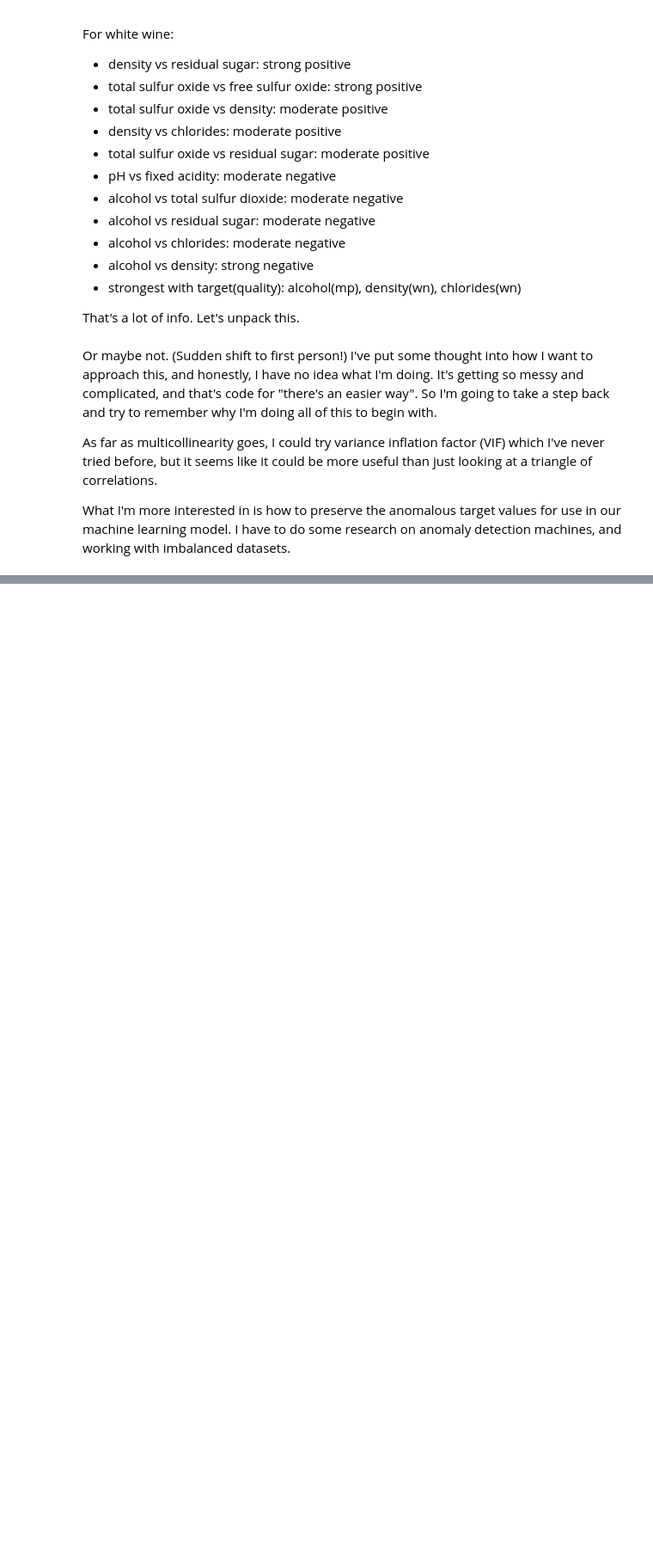
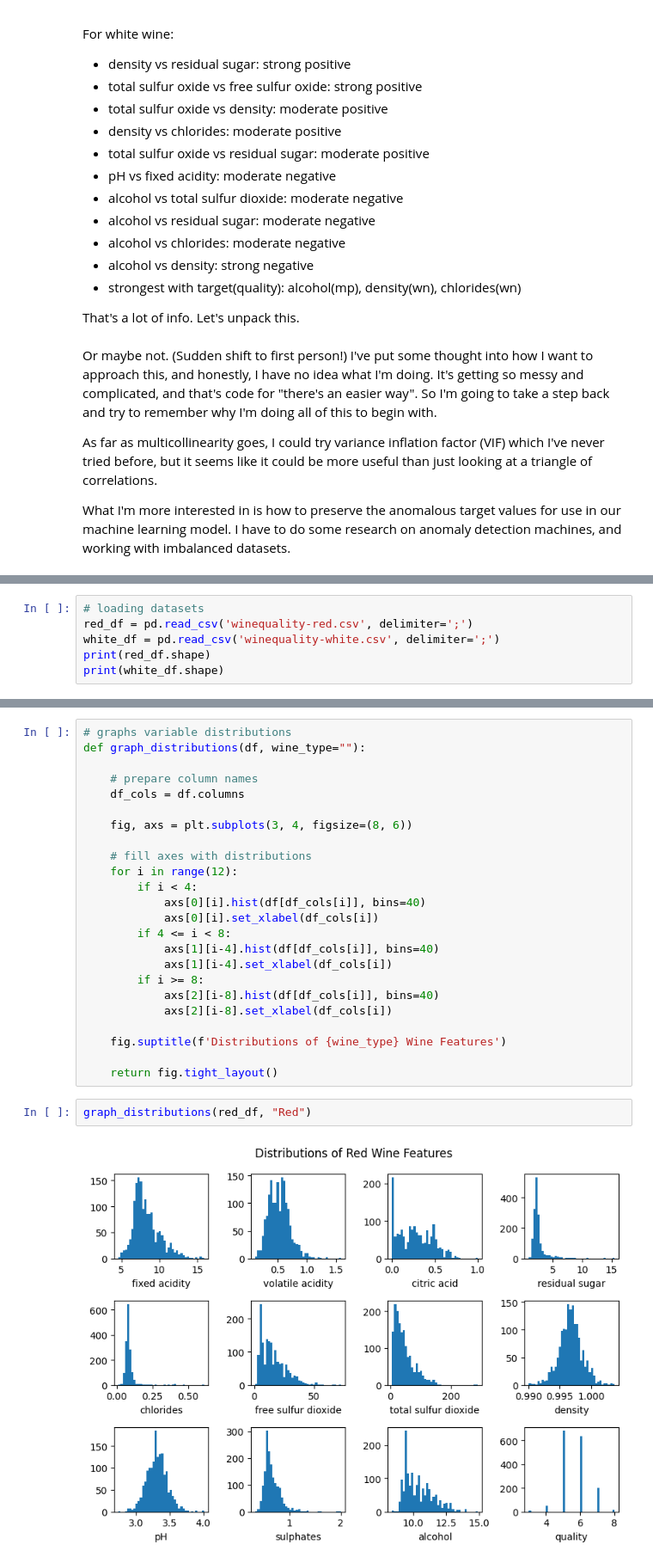
Before and after one commit to zdravoj/data-science-foundations, a Jupyter notebook: UCI_wine_quality.ipynb, the cells around one changed output, grey strips where cells are left out. Shown at 86% size. Drawn from its saved outputs; the diff is of its cells as text; blank space fills up the shorter version.

Commit message:
second iteration in wine quality dataset

```diff
--- a/UCI_wine_quality.ipynb
+++ b/UCI_wine_quality.ipynb
@@ -888,0 +921,6 @@ What I'm more interested in is how to preserve the anomalous target values for u
+# %%
+# loading datasets
+red_df = pd.read_csv('winequality-red.csv', delimiter=';')
+white_df = pd.read_csv('winequality-white.csv', delimiter=';')
+print(red_df.shape)
+print(white_df.shape)
@@ -888,0 +954,28 @@ What I'm more interested in is how to preserve the anomalous target values for u
+# %%
+# graphs variable distributions
+def graph_distributions(df, wine_type=""):
+
+    # prepare column names
+    df_cols = df.columns
+
+    fig, axs = plt.subplots(3, 4, figsize=(8, 6))
+
+    # fill axes with distributions
+    for i in range(12):
+        if i < 4:
+            axs[0][i].hist(df[df_cols[i]], bins=40)
+            axs[0][i].set_xlabel(df_cols[i])
+        if 4 <= i < 8:
+            axs[1][i-4].hist(df[df_cols[i]], bins=40)
+            axs[1][i-4].set_xlabel(df_cols[i])
+        if i >= 8:
+            axs[2][i-8].hist(df[df_cols[i]], bins=40)
+            axs[2][i-8].set_xlabel(df_cols[i])
+
+    fig.suptitle(f'Distributions of {wine_type} Wine Features')
+
+    return fig.tight_layout()
+# %%
+graph_distributions(red_df, "Red")
+# %% [output]
+[figure, added]
```
Also changed, not shown: parts of 17 cells of this notebook.
